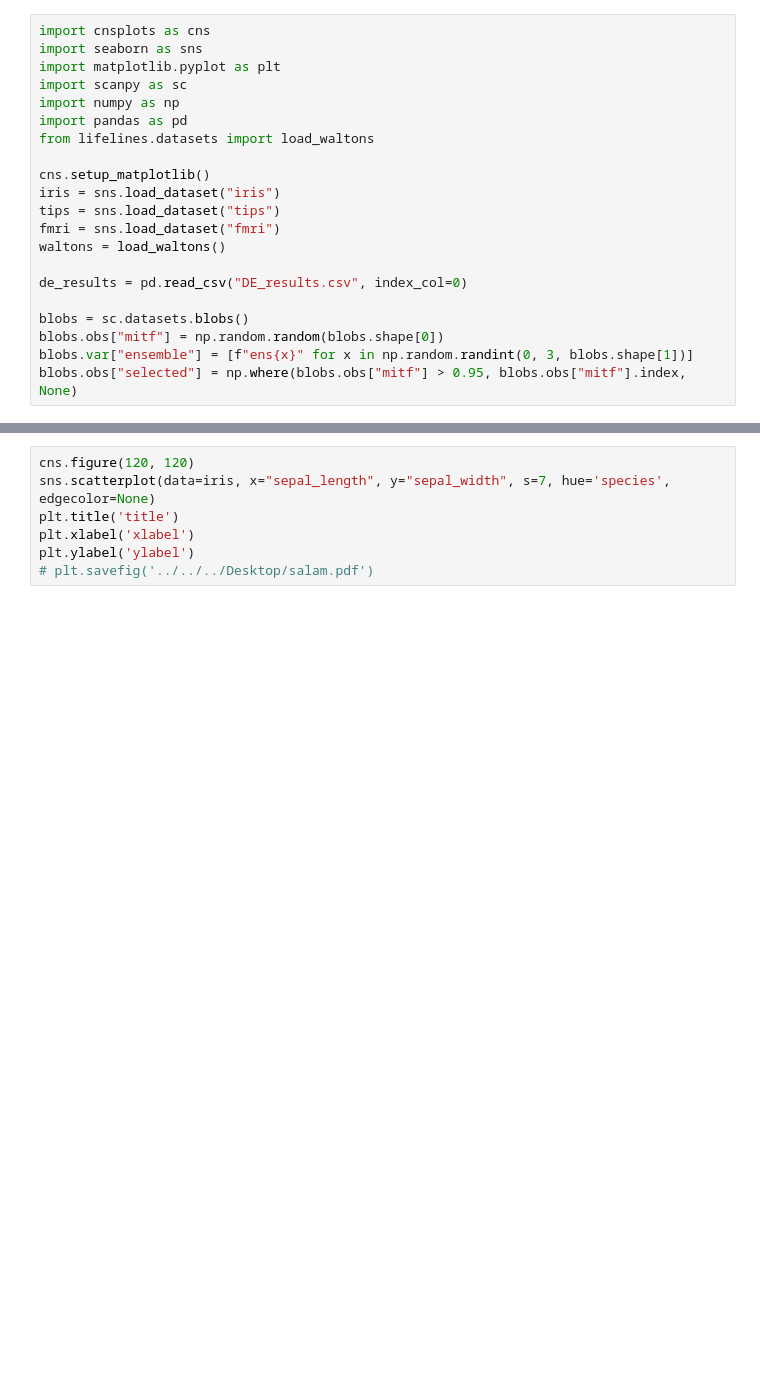
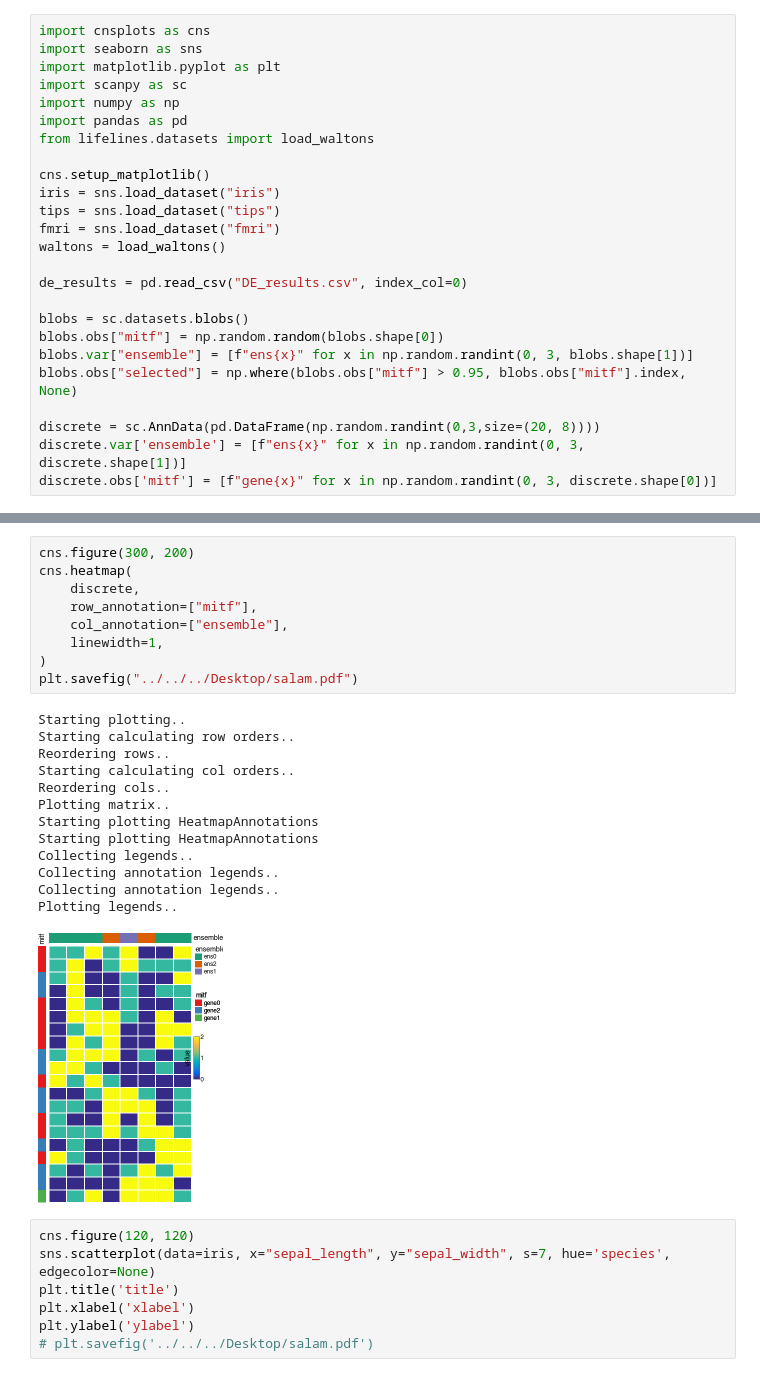
Before and after one commit to faridrashidi/cnsplots, a Jupyter notebook: notebooks/matplotlib.ipynb, the cells around one changed output, grey strips where cells are left out. Saved outputs shown, nothing was run; the diff lists cells and outputs as text; blank space fills up the shorter version.

```diff
--- a/notebooks/matplotlib.ipynb
+++ b/notebooks/matplotlib.ipynb
@@ -19,6 +19,10 @@ blobs = sc.datasets.blobs()
 blobs.obs["mitf"] = np.random.random(blobs.shape[0])
 blobs.var["ensemble"] = [f"ens{x}" for x in np.random.randint(0, 3, blobs.shape[1])]
 blobs.obs["selected"] = np.where(blobs.obs["mitf"] > 0.95, blobs.obs["mitf"].index, None)
+
+discrete = sc.AnnData(pd.DataFrame(np.random.randint(0,3,size=(20, 8))))
+discrete.var['ensemble'] = [f"ens{x}" for x in np.random.randint(0, 3, discrete.shape[1])]
+discrete.obs['mitf'] = [f"gene{x}" for x in np.random.randint(0, 3, discrete.shape[0])]
 # %%
 cns.figure(300, 250)
 cmp = cns.heatmap(
@@ -66,3 +70,26 @@ Plotting legends..
+# %%
+cns.figure(300, 200)
+cns.heatmap(
+    discrete,
+    row_annotation=["mitf"],
+    col_annotation=["ensemble"],
+    linewidth=1,
+)
+plt.savefig("../../../Desktop/salam.pdf")
+# %% [output]
+Starting plotting..
+Starting calculating row orders..
+Reordering rows..
+Starting calculating col orders..
+Reordering cols..
+Plotting matrix..
+Starting plotting HeatmapAnnotations
+Starting plotting HeatmapAnnotations
+Collecting legends..
+Collecting annotation legends..
+Collecting annotation legends..
+Plotting legends..
+[figure, added]
 # %%
 cns.figure(120, 120)
 sns.scatterplot(data=iris, x="sepal_length", y="sepal_width", s=7, hue='species', edgecolor=None)
```
Also changed, not shown: parts of 1 cell of this notebook, 1 other file.
